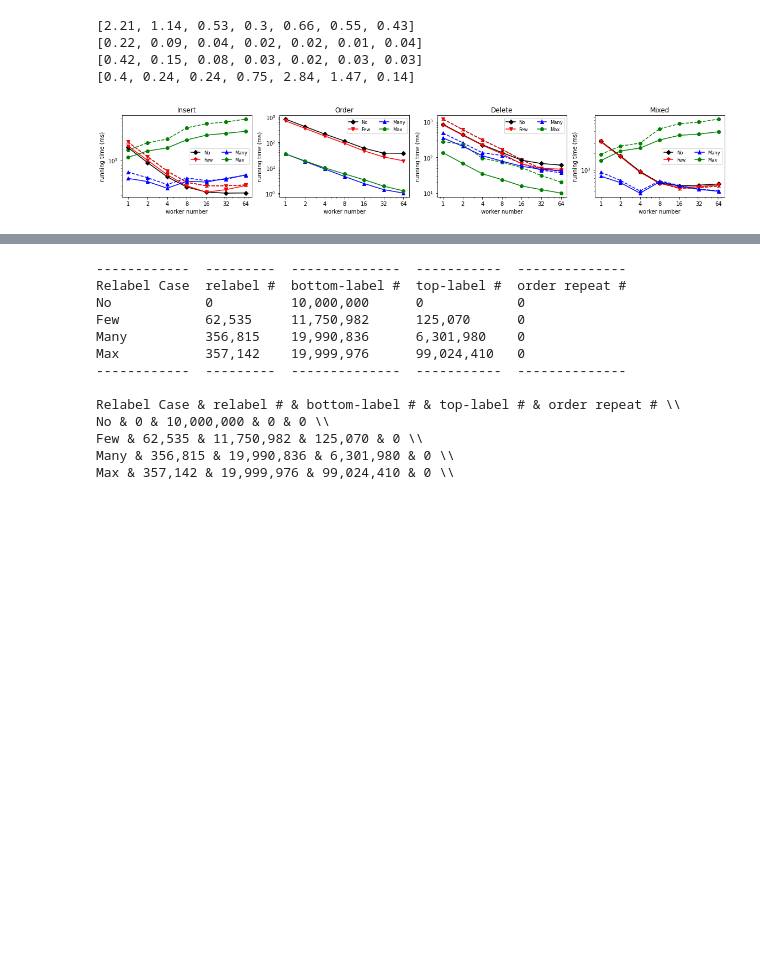
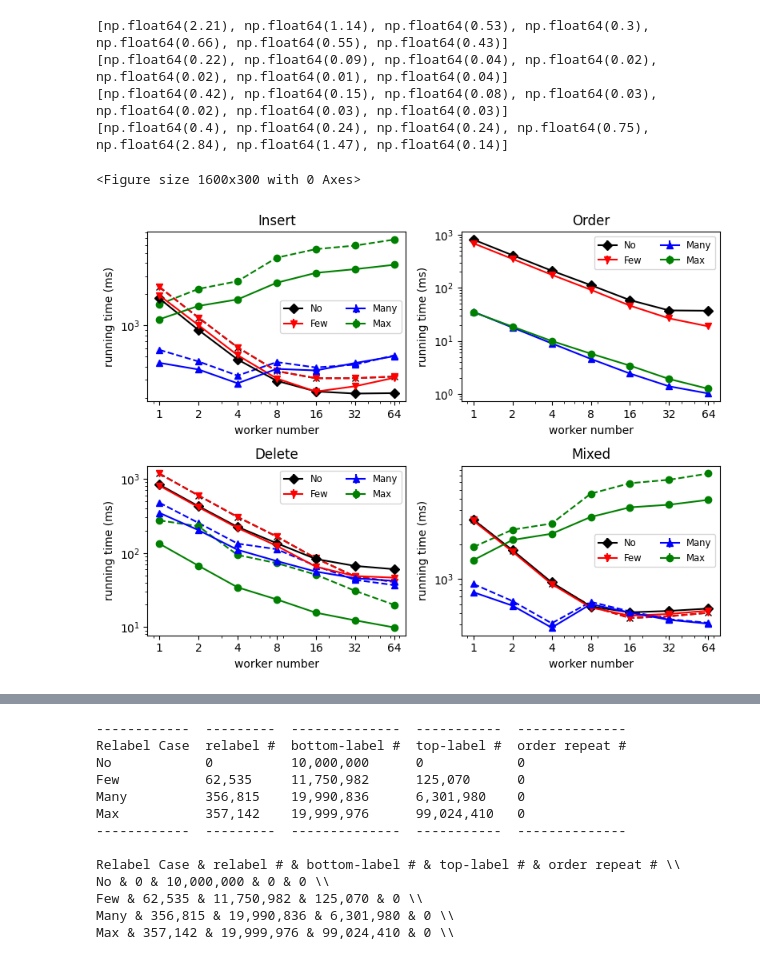
Before and after one commit to Itisben/Parallel-OM, a Jupyter notebook: experiment/convert/om-csv2figure.ipynb, the cells around one changed output, grey strips where cells are left out. Saved outputs shown, nothing was run; the diff lists cells and outputs as text; code cells hidden in the pictures; blank space fills up the shorter version.

Commit message:
generate experimental figures for journal
generate experimental figures for journal

```diff
--- a/experiment/convert/om-csv2figure.ipynb
+++ b/experiment/convert/om-csv2figure.ipynb
@@ -170,9 +170,11 @@ def read_data_time(t, worker, l, timestr,):
 def draw_time():
     index = 1
     fig = plt.figure(figsize=(16, 3))
-    #fig = plt.figure(figsize=(8, 6))
+    fig = plt.figure(figsize=(8, 6))
     for name, title in zip(method, methodtitle):
-        ax = fig.add_subplot(1,4, index); index += 1
+        figstring = "22"+ str(index); index += 1
+        #ax = fig.add_subplot(1,4, index); index += 1
+        ax=fig.add_subplot(int(figstring))
         ax.set_xlabel("worker number")
         ax.set_ylabel("running time (ms)")
 
@@ -203,36 +205,37 @@ def draw_time():
             ax.plot(x, y1, label=case1, marker="v", color="red")
             ax.plot(x, y2, label=case2, marker="^", color="blue")
             ax.plot(x, y3, label=case3, marker="o", color="green")
         else:
             print(y0error)
             ax.errorbar(x, y0, label=case0, yerr=y0error, marker="D", color="k")
             ax.errorbar(x, y1, label=case1, yerr=y1error, marker="v", color="red")
             ax.errorbar(x, y2, label=case2, yerr=y2error, marker="^", color="blue")
             ax.errorbar(x, y3, label=case3, yerr=y3error, marker="o", color="green")
 
 
         if name != "Otime":
             ax.plot(x, y00,  marker="x", linestyle="dashed", color="k")
             ax.plot(x, y11,  marker="v", linestyle="dashed", color="red")
             #ax.errorbar(x, y11, label="Case1", yerr=y1error, marker="v", linestyle='dashed')
             ax.plot(x, y22,  marker="^", linestyle='dashed', color="blue")
             ax.plot(x, y33,  marker="o", linestyle='dashed', color="green")
 
         ax.set_yscale("log")
         ax.set_xscale("log")
         ax.set_xticks(worker)
         ax.set_title(title)
         ax.get_xaxis().set_major_formatter(matplotlib.ticker.ScalarFormatter())
         ax.legend(fontsize="small", ncol=2)
 
     fig.align_labels()
     fig.tight_layout()
-    plt.savefig("om-time.pdf")
+    plt.savefig("om-time-2.pdf")
     #plt.show()
 global data; data=[]; read_data(); draw_time()
 # %% [output]
-[2.21, 1.14, 0.53, 0.3, 0.66, 0.55, 0.43]
-[0.22, 0.09, 0.04, 0.02, 0.02, 0.01, 0.04]
-[0.42, 0.15, 0.08, 0.03, 0.02, 0.03, 0.03]
-[0.4, 0.24, 0.24, 0.75, 2.84, 1.47, 0.14]
+[np.float64(2.21), np.float64(1.14), np.float64(0.53), np.float64(0.3), np.float64(0.66), np.float64(0.55), np.float64(0.43)]
+[np.float64(0.22), np.float64(0.09), np.float64(0.04), np.float64(0.02), np.float64(0.02), np.float64(0.01), np.float64(0.04)]
+[np.float64(0.42), np.float64(0.15), np.float64(0.08), np.float64(0.03), np.float64(0.02), np.float64(0.03), np.float64(0.03)]
+[np.float64(0.4), np.float64(0.24), np.float64(0.24), np.float64(0.75), np.float64(2.84), np.float64(1.47), np.float64(0.14)]
+<Figure size 1600x300 with 0 Axes>
-[figure, old version]
+[figure, new version]
```
Also changed, not shown: parts of 5 cells of this notebook, 12 other files.
